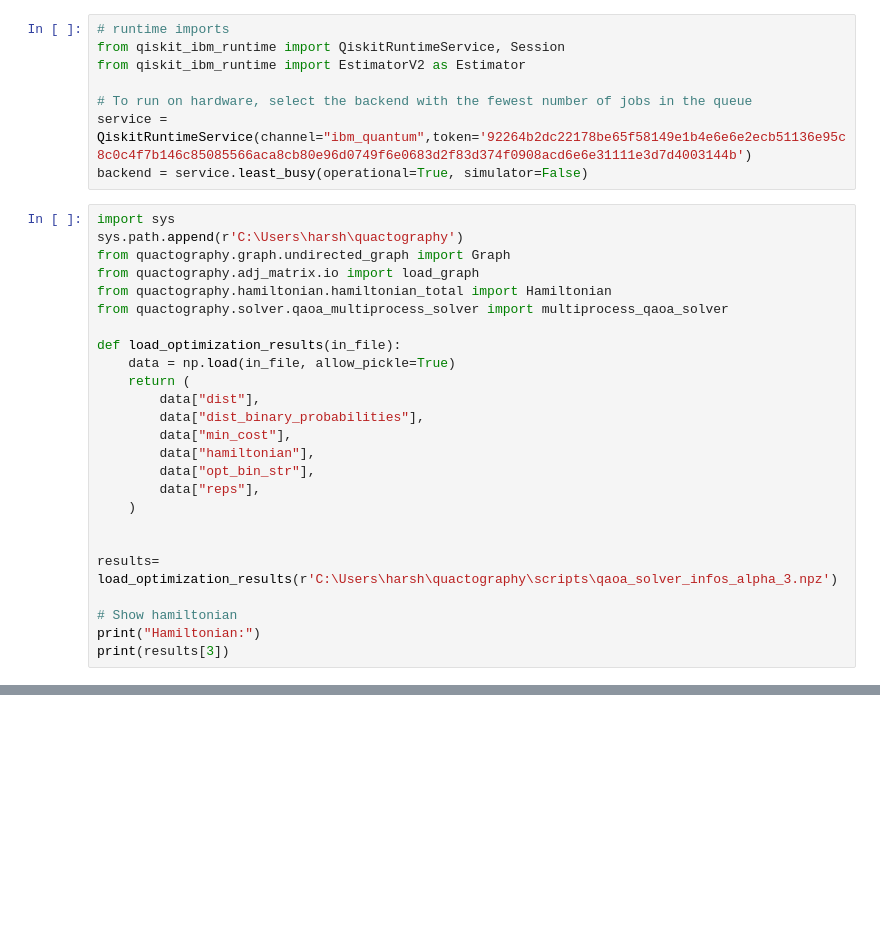
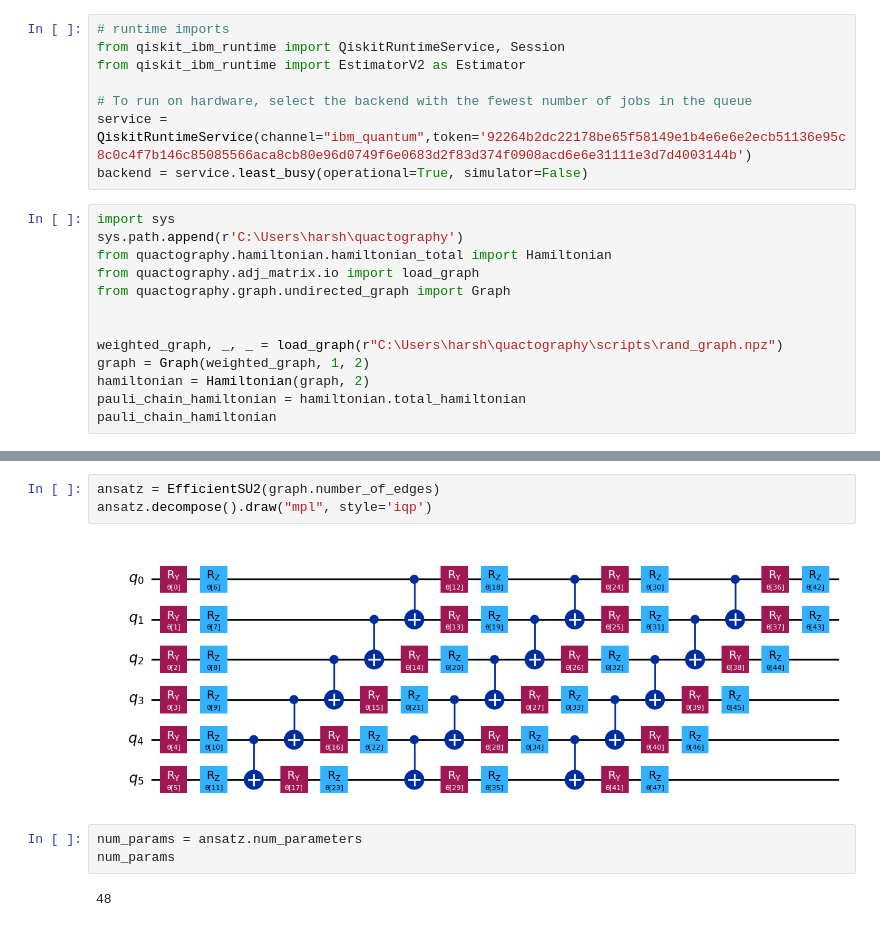
Before and after one commit to scilus/quactography, a Jupyter notebook: quactography/solver/vqe_solver_test.ipynb, the cells around one changed output, grey strips where cells are left out. Drawn from its saved outputs; the diff is of its cells as text; blank space fills up the shorter version.

```diff
--- a/quactography/solver/vqe_solver_test.ipynb
+++ b/quactography/solver/vqe_solver_test.ipynb
@@ -22,26 +22,14 @@ backend = service.least_busy(operational=True, simulator=False)
 # %%
 import sys
 sys.path.append(r'C:\Users\harsh\quactography')
+from quactography.hamiltonian.hamiltonian_total import Hamiltonian
+from quactography.adj_matrix.io import load_graph
 from quactography.graph.undirected_graph import Graph
-from quactography.adj_matrix.io import load_graph
-from quactography.hamiltonian.hamiltonian_total import Hamiltonian
-from quactography.solver.qaoa_multiprocess_solver import multiprocess_qaoa_solver
-
-def load_optimization_results(in_file):
-    data = np.load(in_file, allow_pickle=True)
-    return (
-        data["dist"],
-        data["dist_binary_probabilities"],
-        data["min_cost"],
-        data["hamiltonian"],
-        data["opt_bin_str"],
-        data["reps"],
-    )
 
 
-results= load_optimization_results(r'C:\Users\harsh\quactography\scripts\qaoa_solver_infos_alpha_3.npz')
-
-# Show hamiltonian
-print("Hamiltonian:")
-print(results[3])
+weighted_graph, _, _ = load_graph(r"C:\Users\harsh\quactography\scripts\rand_graph.npz")
+graph = Graph(weighted_graph, 1, 2)
+hamiltonian = Hamiltonian(graph, 2)
+pauli_chain_hamiltonian = hamiltonian.total_hamiltonian
+pauli_chain_hamiltonian
 # %% [output]
@@ -54,0 +40,10 @@ array(<quactography.hamiltonian.hamiltonian_total.Hamiltonian object at 0x...>,
+# %%
+ansatz = EfficientSU2(graph.number_of_edges)
+ansatz.decompose().draw("mpl", style='iqp')
+# %% [output]
+[figure, added]
+# %%
+num_params = ansatz.num_parameters
+num_params
+# %% [output]
+48
```
Also changed, not shown: parts of 15 cells of this notebook, 6 other files.
